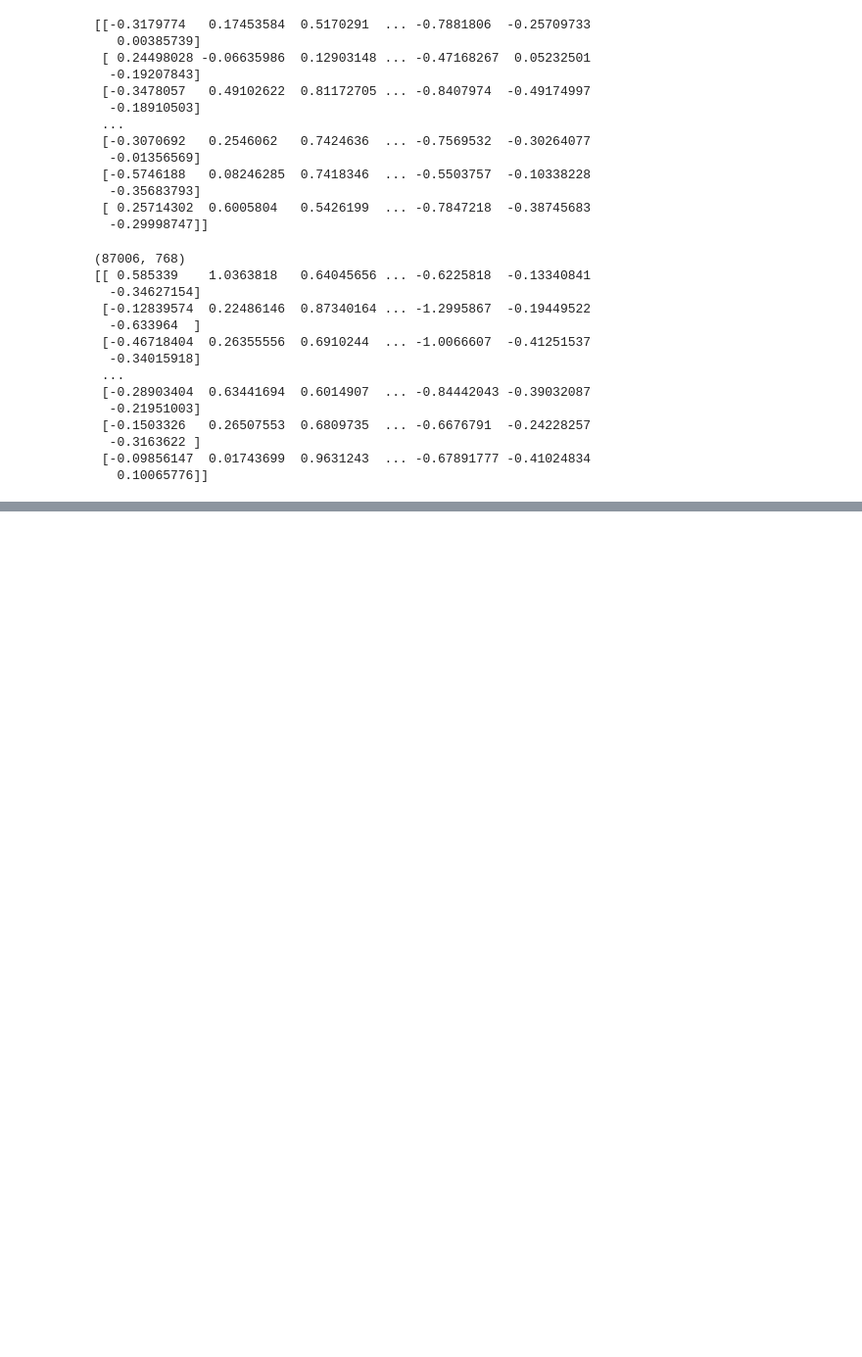
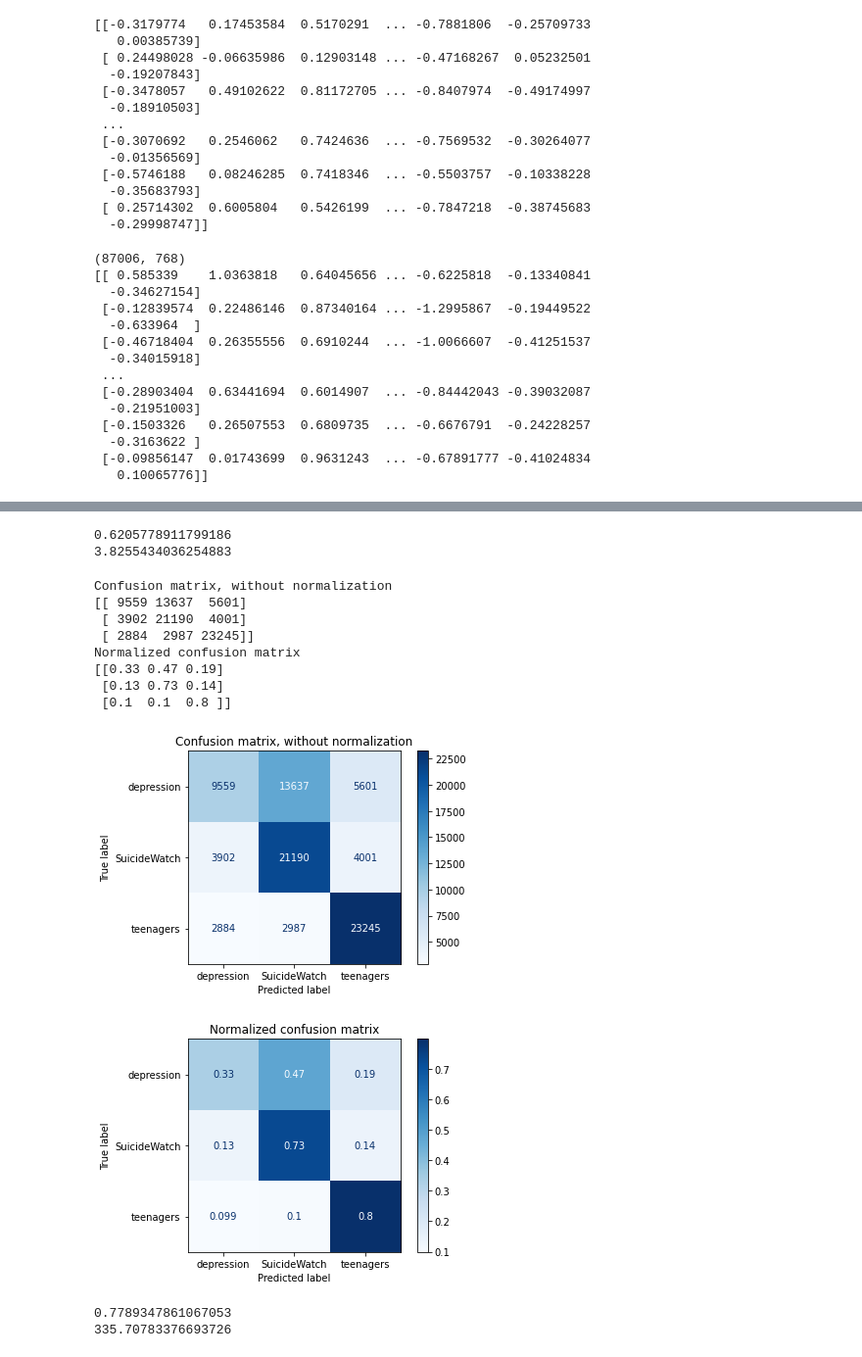
Before and after one commit to Sougotadayglo/DeepLearning_ProjectsUsingBert, a Jupyter notebook: SuicideAndDepressionDetection.ipynb, the cells around one changed output, grey strips where cells are left out. Shown: that part at 98% size. Drawn from its saved outputs; the diff is of its cells as text; code cells hidden in the pictures; blank space fills up the shorter version.

```diff
--- a/SuicideAndDepressionDetection.ipynb
+++ b/SuicideAndDepressionDetection.ipynb
@@ -468,0 +518,51 @@ print(f1_score(y_val, pred_bert, average='micro'))
+# %%
+for title, normalize in titles_options:
+
+    disp = plot_confusion_matrix(svmMmodel, X_val_bert_scaled, y_val,
+                                 display_labels=class_names,
+                                 cmap=plt.cm.Blues,
+                                 normalize=normalize)
+    disp.ax_.set_title(title)
+
+    print(title)
+    print(disp.confusion_matrix)
+
+plt.show()
+# %%
+nbModel = GaussianNB()
+
+start = time.time()
+nbModel.fit(X_train_bert_scaled, y_train)
+end = time.time()
+
+nbPred = nbModel.predict(X_val_bert_scaled)
+# %%
+print(accuracy_score(y_val, nbPred))
+print(end-start)
+# %% [output]
+0.6205778911799186
+3.8255434036254883
+# %%
+for title, normalize in titles_options:
+
+    disp = plot_confusion_matrix(nbModel, X_val_bert_scaled, y_val,
+                                 display_labels=class_names,
+                                 cmap=plt.cm.Blues,
+                                 normalize=normalize)
+    disp.ax_.set_title(title)
+
+    print(title)
+    print(disp.confusion_matrix)
+
+plt.show()
+# %% [output]
+Confusion matrix, without normalization
+[[ 9559 13637  5601]
+ [ 3902 21190  4001]
+ [ 2884  2987 23245]]
+Normalized confusion matrix
+[[0.33 0.47 0.19]
+ [0.13 0.73 0.14]
+ [0.1  0.1  0.8 ]]
+[figure, added]
+[figure, added]
@@ -469 +627,7 @@ print(f1_score(y_val, pred_bert, average='micro'))
+# %%
+print(accuracy_score(y_val, linearSvmPred))
+print(end-start)
+# %% [output]
+0.7789347861067053
+335.70783376693726
 # %%
```
Also changed, not shown: parts of 32 cells of this notebook.
